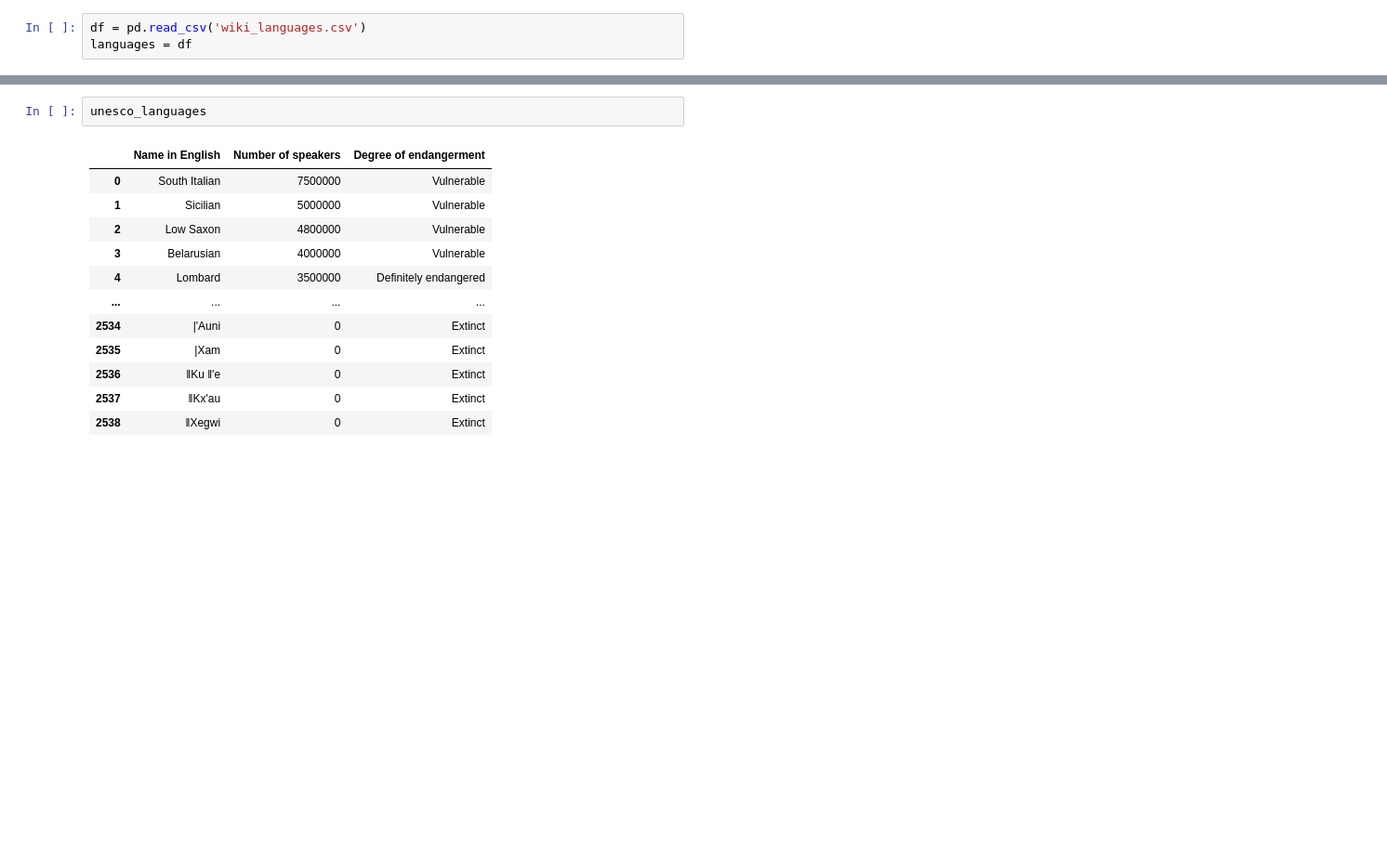
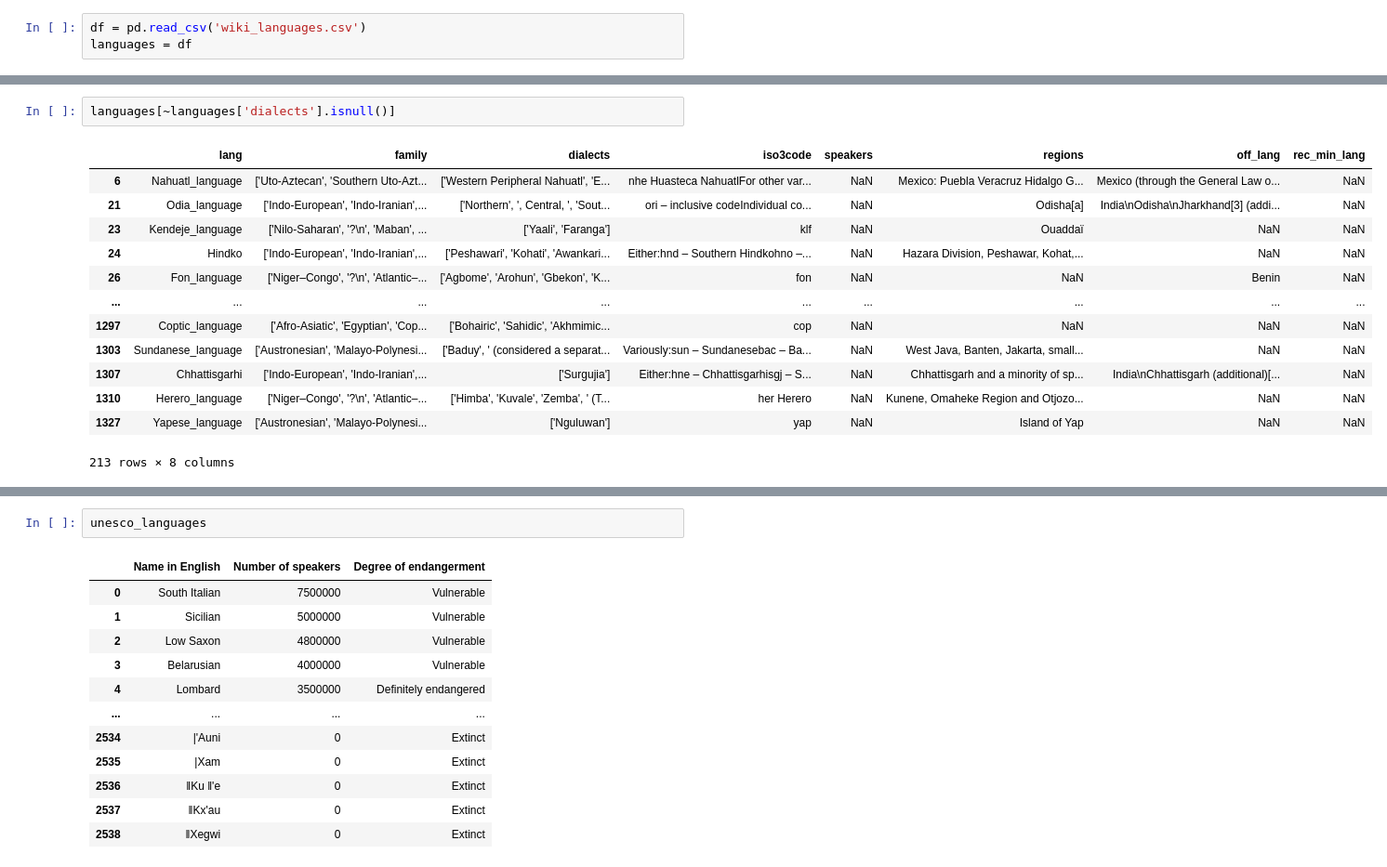
Before and after one commit to gcwarren/LanguageStatusVisualizationProject, a Jupyter notebook: scraper.ipynb, the cells around one changed output, grey strips where cells are left out. Shown: that part at 93% size. Drawn from its saved outputs; the diff is of its cells as text; blank space fills up the shorter version.

```diff
--- a/scraper.ipynb
+++ b/scraper.ipynb
@@ -171,0 +205,16 @@ dtype: float64
+# %%
+languages[~languages['dialects'].isnull()]
+# %% [output]
+|  | lang | family | dialects | iso3code | speakers | regions | off_lang | rec_min_lang |
+| 6 | Nahuatl_language | ['Uto-Aztecan', 'Southern Uto-Azt... | ['Western Peripheral Nahuatl', 'E... | nhe Huasteca NahuatlFor other var... | NaN | Mexico: Puebla Veracruz Hidalgo G... | Mexico (through the General Law o... | NaN |
+| 21 | Odia_language | ['Indo-European', 'Indo-Iranian',... | ['Northern', ', Central, ', 'Sout... | ori – inclusive codeIndividual co... | NaN | Odisha[a] | India\nOdisha\nJharkhand[3] (addi... | NaN |
+| 23 | Kendeje_language | ['Nilo-Saharan', '?\n', 'Maban', ... | ['Yaali', 'Faranga'] | klf | NaN | Ouaddaï | NaN | NaN |
+| 24 | Hindko | ['Indo-European', 'Indo-Iranian',... | ['Peshawari', 'Kohati', 'Awankari... | Either:hnd – Southern Hindkohno –... | NaN | Hazara Division, Peshawar, Kohat,... | NaN | NaN |
+| 26 | Fon_language | ['Niger–Congo', '?\n', 'Atlantic–... | ['Agbome', 'Arohun', 'Gbekon', 'K... | fon | NaN | NaN | Benin | NaN |
+| ... | ... | ... | ... | ... | ... | ... | ... | ... |
+| 1297 | Coptic_language | ['Afro-Asiatic', 'Egyptian', 'Cop... | ['Bohairic', 'Sahidic', 'Akhmimic... | cop | NaN | NaN | NaN | NaN |
+| 1303 | Sundanese_language | ['Austronesian', 'Malayo-Polynesi... | ['Baduy', ' (considered a separat... | Variously:sun – Sundanesebac – Ba... | NaN | West Java, Banten, Jakarta, small... | NaN | NaN |
+| 1307 | Chhattisgarhi | ['Indo-European', 'Indo-Iranian',... | ['Surgujia'] | Either:hne – Chhattisgarhisgj – S... | NaN | Chhattisgarh and a minority of sp... | India\nChhattisgarh (additional)[... | NaN |
+| 1310 | Herero_language | ['Niger–Congo', '?\n', 'Atlantic–... | ['Himba', 'Kuvale', 'Zemba', ' (T... | her Herero | NaN | Kunene, Omaheke Region and Otjozo... | NaN | NaN |
+| 1327 | Yapese_language | ['Austronesian', 'Malayo-Polynesi... | ['Nguluwan'] | yap | NaN | Island of Yap | NaN | NaN |
+213 rows × 8 columns
```
Also changed, not shown: parts of 14 cells of this notebook.
